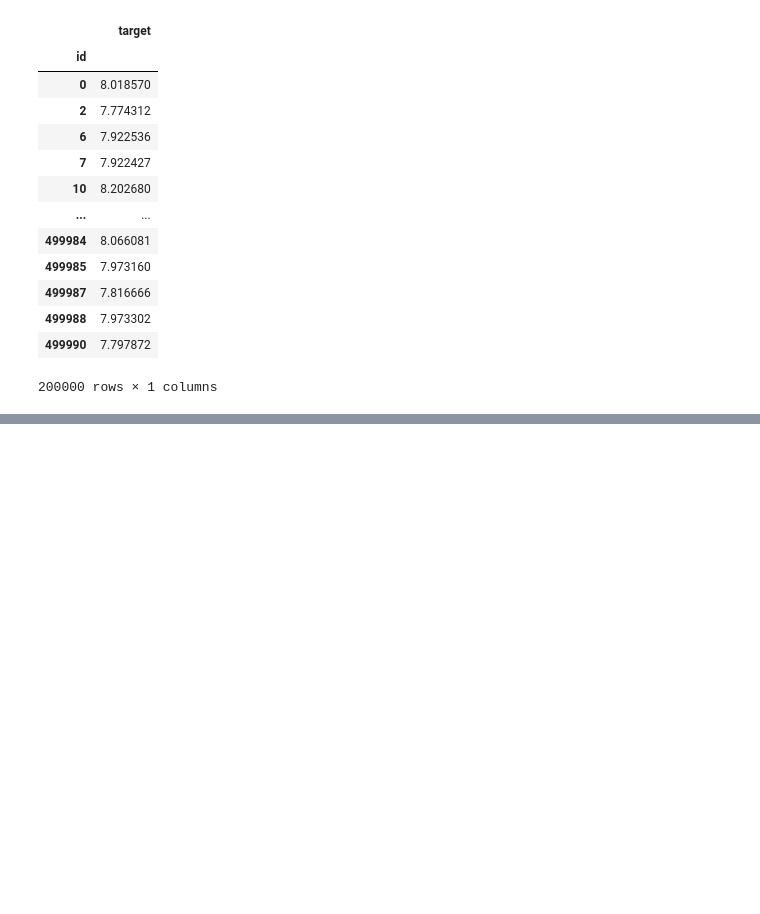
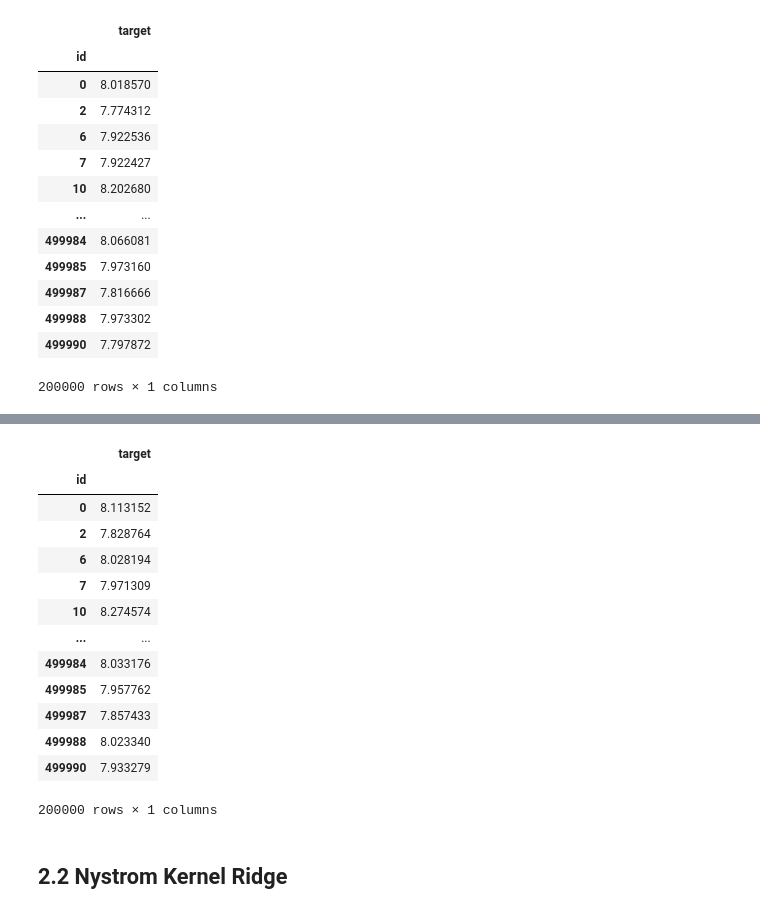
Before and after one commit to klegoff/kernel_regression, a Jupyter notebook: notebook.ipynb, the cells around one changed output, grey strips where cells are left out. Saved outputs shown, nothing was run; the diff lists cells and outputs as text; code cells hidden in the pictures; blank space fills up the shorter version.

Commit message:
Random Fourier Features + Nystrom

```diff
--- a/notebook.ipynb
+++ b/notebook.ipynb
@@ -268,0 +319,7 @@ make_kaggle_submission(Y_predict, id_list=test_id, file_name="submission3.csv")
+# %%
+phi_100_train = rand_four_feat(X_train, random_state=1970)
+phi_100_test = rand_four_feat(X_test, random_state=1970)
+# %%
+regressor = Ridge()
+# %%
+regressor.fit(phi_100_train, Y_train)
@@ -268,0 +328,2 @@ make_kaggle_submission(Y_predict, id_list=test_id, file_name="submission3.csv")
+# %%
+Y_predict = regressor.predict(phi_100_test)
@@ -268,0 +351,21 @@ make_kaggle_submission(Y_predict, id_list=test_id, file_name="submission3.csv")
+# %%
+make_kaggle_submission(Y_predict, id_list=test_id, file_name="submission_rff.csv")
+
+# Result of this submission (RMSE = 0.71995)
+# %% [output]
+|  | target |
+| id |  |
+| 0 | 8.113152 |
+| 2 | 7.828764 |
+| 6 | 8.028194 |
+| 7 | 7.971309 |
+| 10 | 8.274574 |
+| ... | ... |
+| 499984 | 8.033176 |
+| 499985 | 7.957762 |
+| 499987 | 7.857433 |
+| 499988 | 8.023340 |
+| 499990 | 7.933279 |
+200000 rows × 1 columns
+# %% [markdown]
+## 2.2 Nystrom Kernel Ridge
```
Also changed, not shown: parts of 20 cells of this notebook.
